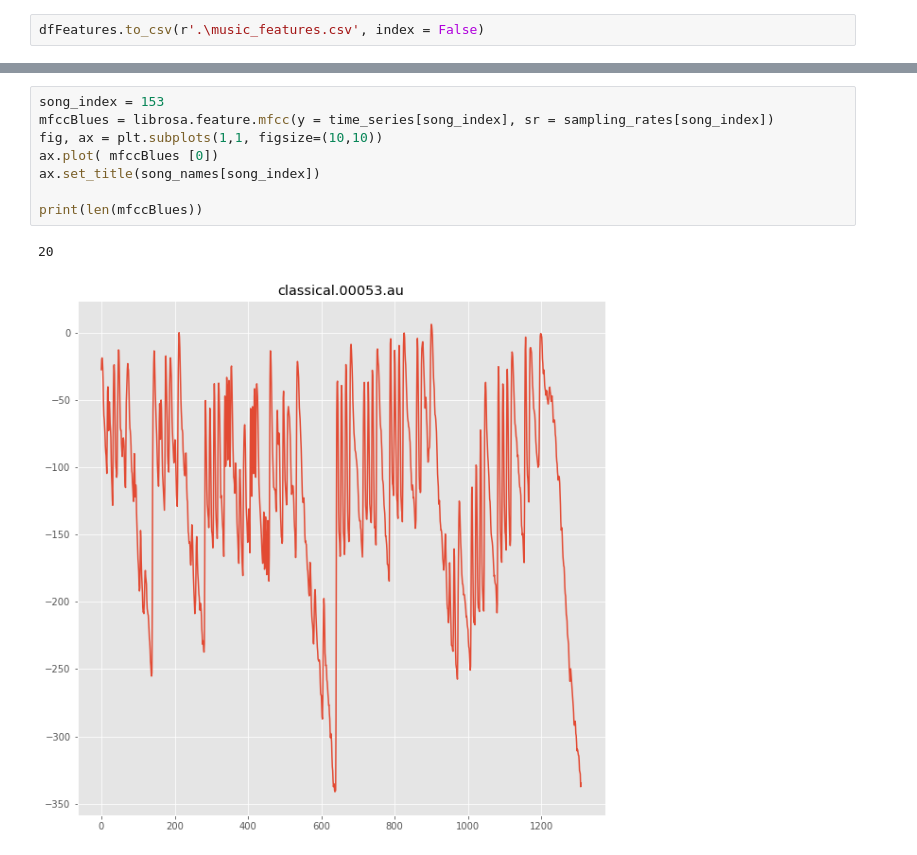
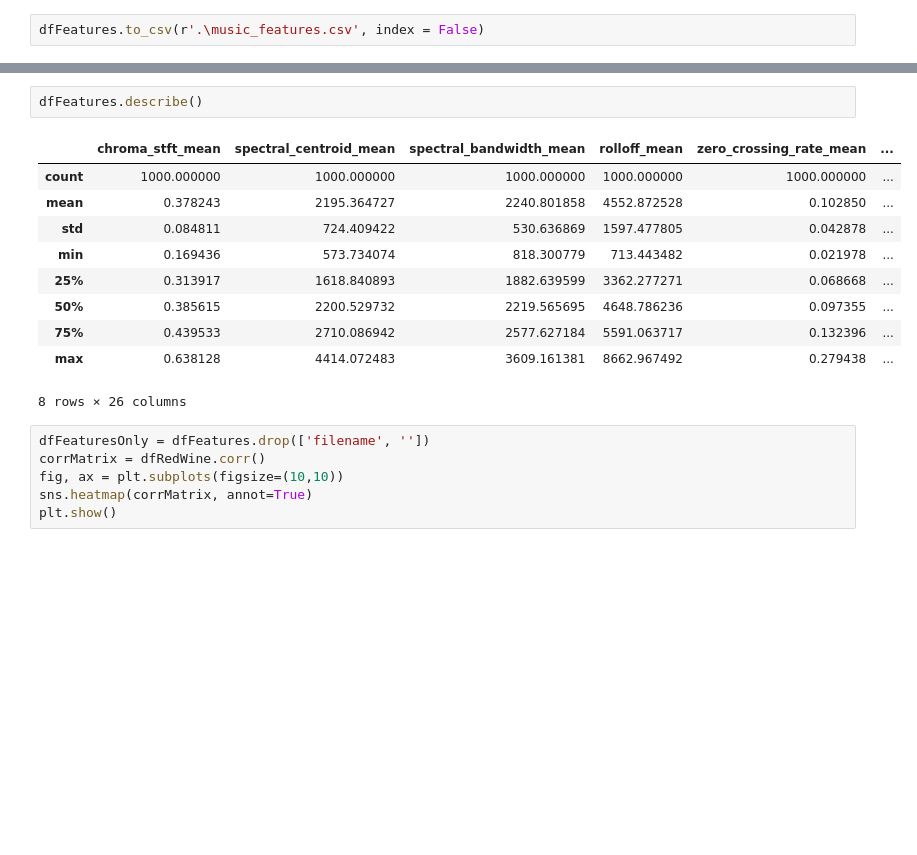
Before and after one commit to givi0519/CSCI-4622-Final-Project, a Jupyter notebook: final_project.ipynb, the cells around one changed output, grey strips where cells are left out. Saved outputs shown, nothing was run; the diff lists cells and outputs as text; blank space fills up the shorter version.

```diff
--- a/final_project.ipynb
+++ b/final_project.ipynb
@@ -136,11 +141,19 @@ Text(0.5, 1.0, 'hello')
-# %%
-song_index = 153
-mfccBlues = librosa.feature.mfcc(y = time_series[song_index], sr = sampling_rates[song_index])
-fig, ax = plt.subplots(1,1, figsize=(10,10))
-ax.plot( mfccBlues [0])
-ax.set_title(song_names[song_index])
-
-print(len(mfccBlues))
-# %% [output]
-20
-[figure, removed]
+# %%
+dfFeatures.describe()
+# %% [output]
+|  | chroma_stft_mean | spectral_centroid_mean | spectral_bandwidth_mean | rolloff_mean | zero_crossing_rate_mean | ... |
+| count | 1000.000000 | 1000.000000 | 1000.000000 | 1000.000000 | 1000.000000 | ... |
+| mean | 0.378243 | 2195.364727 | 2240.801858 | 4552.872528 | 0.102850 | ... |
+| std | 0.084811 | 724.409422 | 530.636869 | 1597.477805 | 0.042878 | ... |
+| min | 0.169436 | 573.734074 | 818.300779 | 713.443482 | 0.021978 | ... |
+| 25% | 0.313917 | 1618.840893 | 1882.639599 | 3362.277271 | 0.068668 | ... |
+| 50% | 0.385615 | 2200.529732 | 2219.565695 | 4648.786236 | 0.097355 | ... |
+| 75% | 0.439533 | 2710.086942 | 2577.627184 | 5591.063717 | 0.132396 | ... |
+| max | 0.638128 | 4414.072483 | 3609.161381 | 8662.967492 | 0.279438 | ... |
+8 rows × 26 columns
+# %%
+dfFeaturesOnly = dfFeatures.drop(['filename', ''])
+corrMatrix = dfRedWine.corr()
+fig, ax = plt.subplots(figsize=(10,10))
+sns.heatmap(corrMatrix, annot=True)
+plt.show()
```
Also changed, not shown: parts of 5 cells of this notebook.
